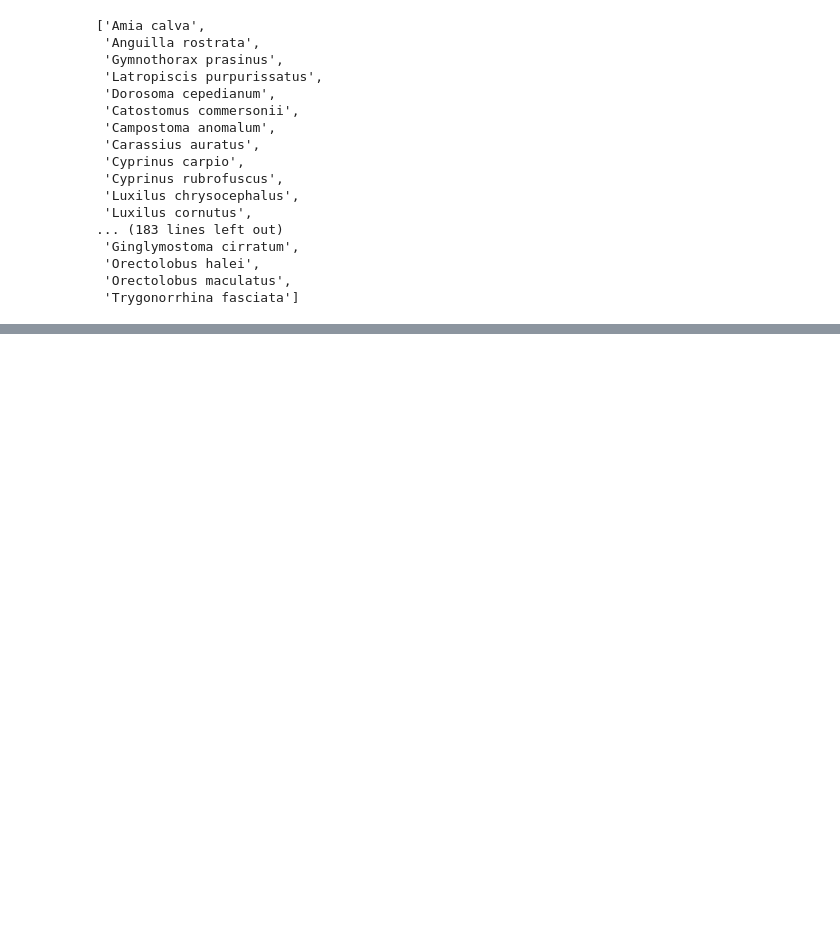
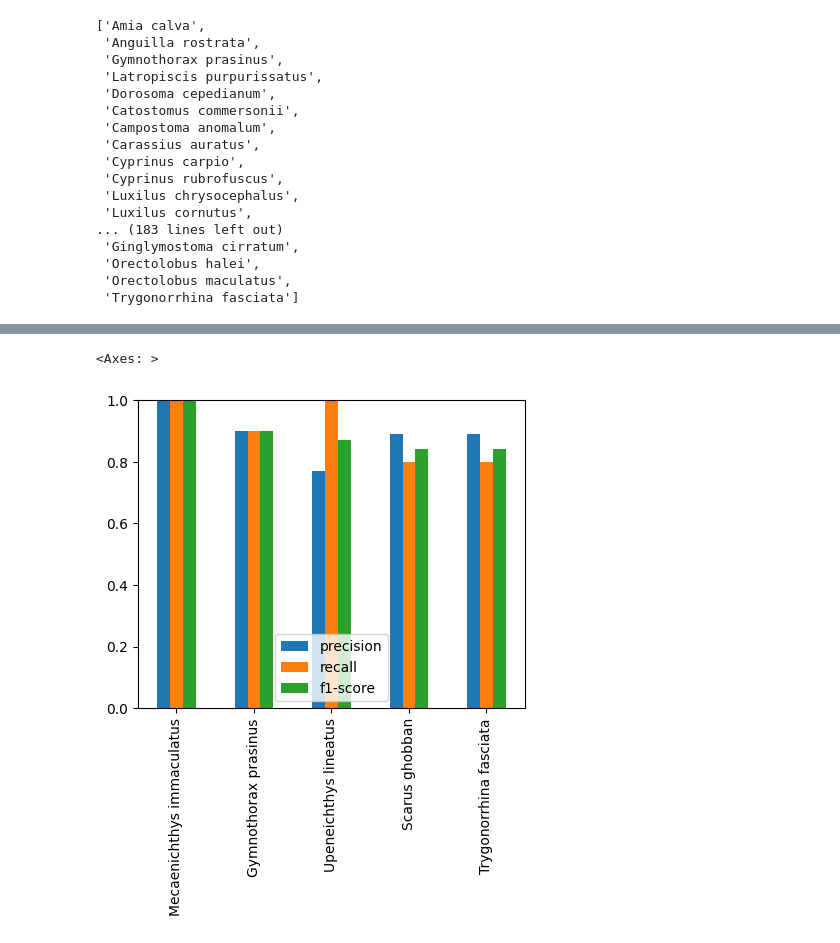
Before and after one commit to natesawant/inaturalist-species-detection, a Jupyter notebook: Untitled-2.ipynb, the cells around one changed output, grey strips where cells are left out. Saved outputs shown, nothing was run; the diff lists cells and outputs as text; code cells hidden in the pictures; blank space fills up the shorter version.

```diff
--- a/Untitled-2.ipynb
+++ b/Untitled-2.ipynb
@@ -166,0 +181,5 @@ data["categories"][order_dict[y]]["name"]
+# %%
+report_df.drop(columns=["support"]).sort_values(by="f1-score", ascending=False).head().plot(kind="bar", ylim=(0,1), figsize=(5,4))
+# %% [output]
+<Axes: >
+[figure, added]
```
Also changed, not shown: parts of 12 cells of this notebook, 5 other files.
